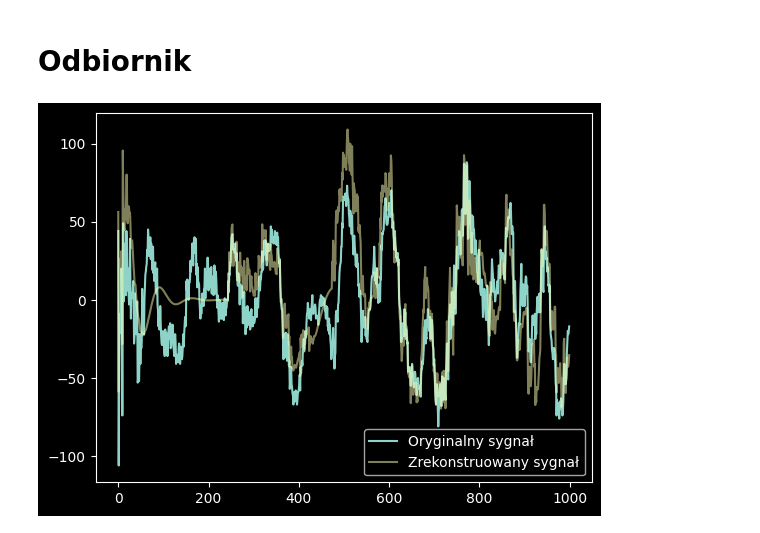
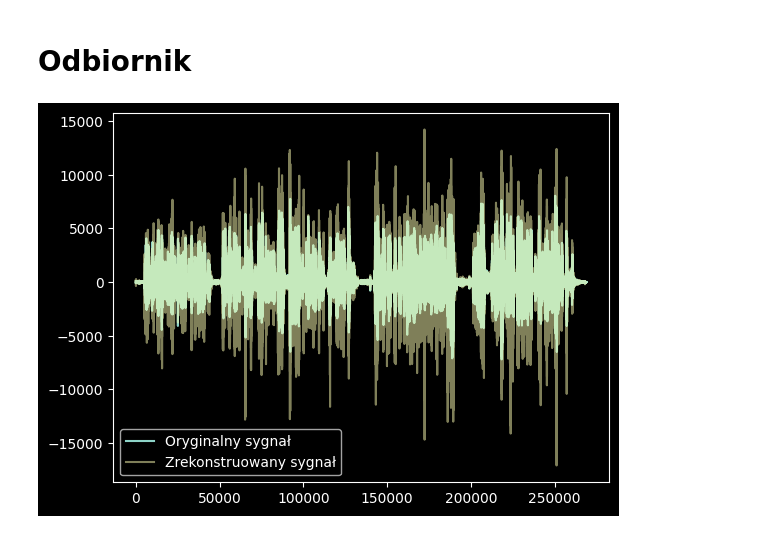
Before and after one commit to PyroX2/LPC-Python, a Jupyter notebook: main.ipynb, the cells around one changed output. Saved outputs shown, nothing was run; the diff lists cells and outputs as text; code cells hidden in the pictures.

Commit message:
Correct quantization method

```diff
--- a/main.ipynb
+++ b/main.ipynb
@@ -79,24 +79,30 @@ def calculate_levinson_durbin(data: np.ndarray, r_max: int = 10) -> Tuple:
     return a_list, k_list
 
 
-import numpy as np
+
+def quantize_to_levels(arr, levels):
+    flat = arr.ravel()
+    idx = np.abs(flat[:, None] - levels[None, :]).argmin(axis=1)
+    return levels[idx].reshape(arr.shape)
+
 
 def quantize_n_bit(arr, n, max_val):
-    # Step 1: Normalize input array to [-1, 1]
-    arr_norm = arr / max_val
+    n_unique_values = 2**n
 
-    # Step 2: Define int quantization range
-    qmin = -2**(n-1)
-    qmax = 2**(n-1) - 1
+    # Generate quantization levels between -max_val and max_val
+    uniq_vals = np.linspace(-max_val, max_val, n_unique_values)
 
-    # Step 3: Scale to quantization range and round
-    arr_scaled = arr_norm * qmax
-    arr_quant = np.round(arr_scaled)
+    # Quantize the array to the nearest levels
+    arr_quant = quantize_to_levels(arr, uniq_vals)
 
-    # Optional step 4: De-quantize back to original float range
-    arr_dequant = arr_quant / qmax * max_val
+    # Create mapping from value to index
+    value_to_index = {v: i for i, v in enumerate(uniq_vals)}
 
-    return arr_quant, arr_dequant
+    # Vectorized mapping using list comprehension
+    indices = np.array([value_to_index[val] for val in arr_quant])
+
+
+    return arr_quant, indices
 # %%
 class ARModel:
     def __init__(self, order: int = 4) -> None:
@@ -214,24 +220,28 @@ receiver = Receiver()
 # %%
 n = 2
 quantized_errors = []
+indices = []
+max_vals = []
 
 for segment_errors in errors:
-    max_val = segment_errors.max()
-    q, quantized_segment_errors = quantize_n_bit(segment_errors, n, max_val)
+    max_val = np.abs(segment_errors).max()
+    quantized_segment_errors, idx = quantize_n_bit(segment_errors, n, max_val)
     quantized_errors.append(quantized_segment_errors)
+    indices.append(idx)
+    max_vals.append(max_val)
 
 quantized_errors = np.array(quantized_errors)
 # %%
 reconstructed_data = receiver.forward(quantized_errors, coeffs, init_data=data[:10])
 # %%
 start_index = 1000
-end_index = 2000
+end_index = -1
 
 plt.plot(data[start_index:end_index], label="Oryginalny sygnał")
 plt.plot(reconstructed_data[start_index:end_index], label="Zrekonstruowany sygnał", alpha=0.5)
 plt.legend()
 plt.show()
 # %% [output]
-[figure, old version]
+[figure, new version]
 # %%
 write("data/reconstructed_data.wav", rate, reconstructed_data.astype(np.int16))
```
